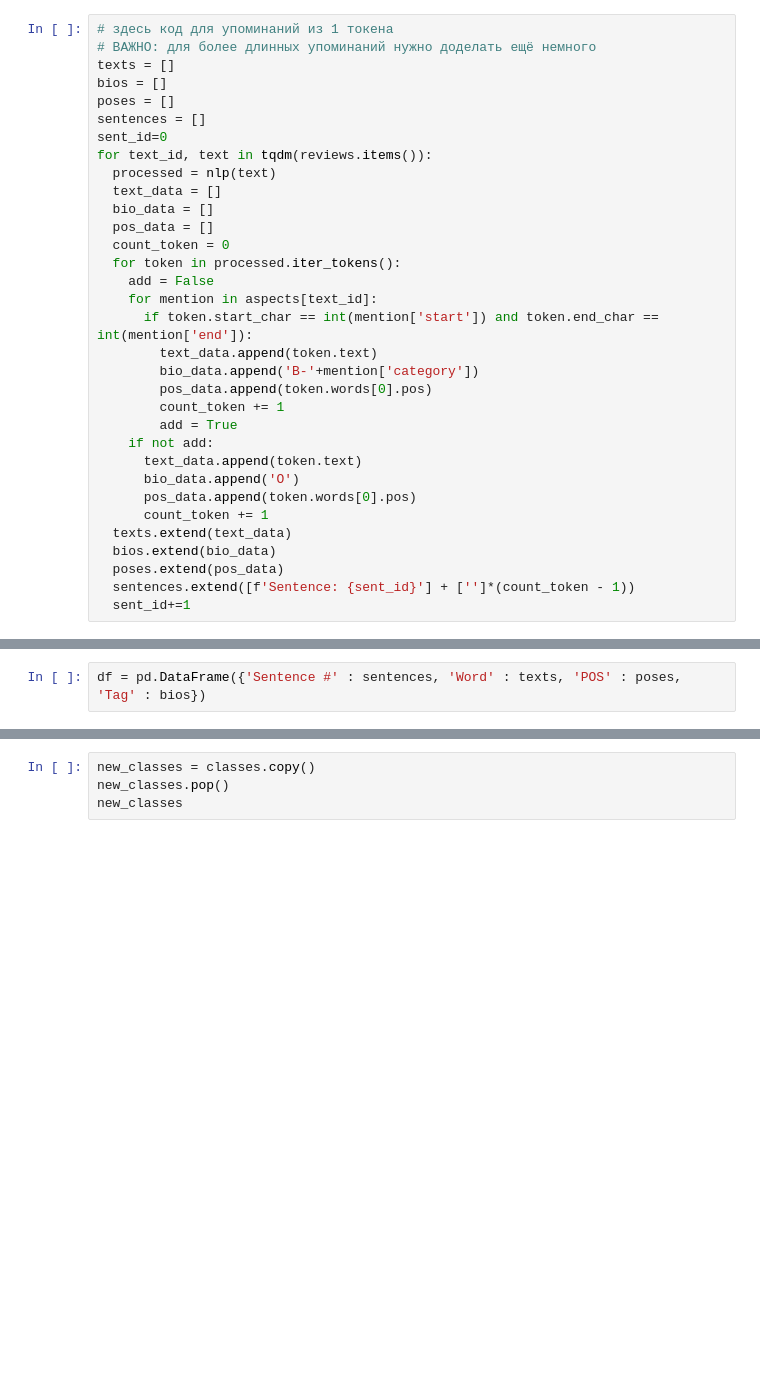
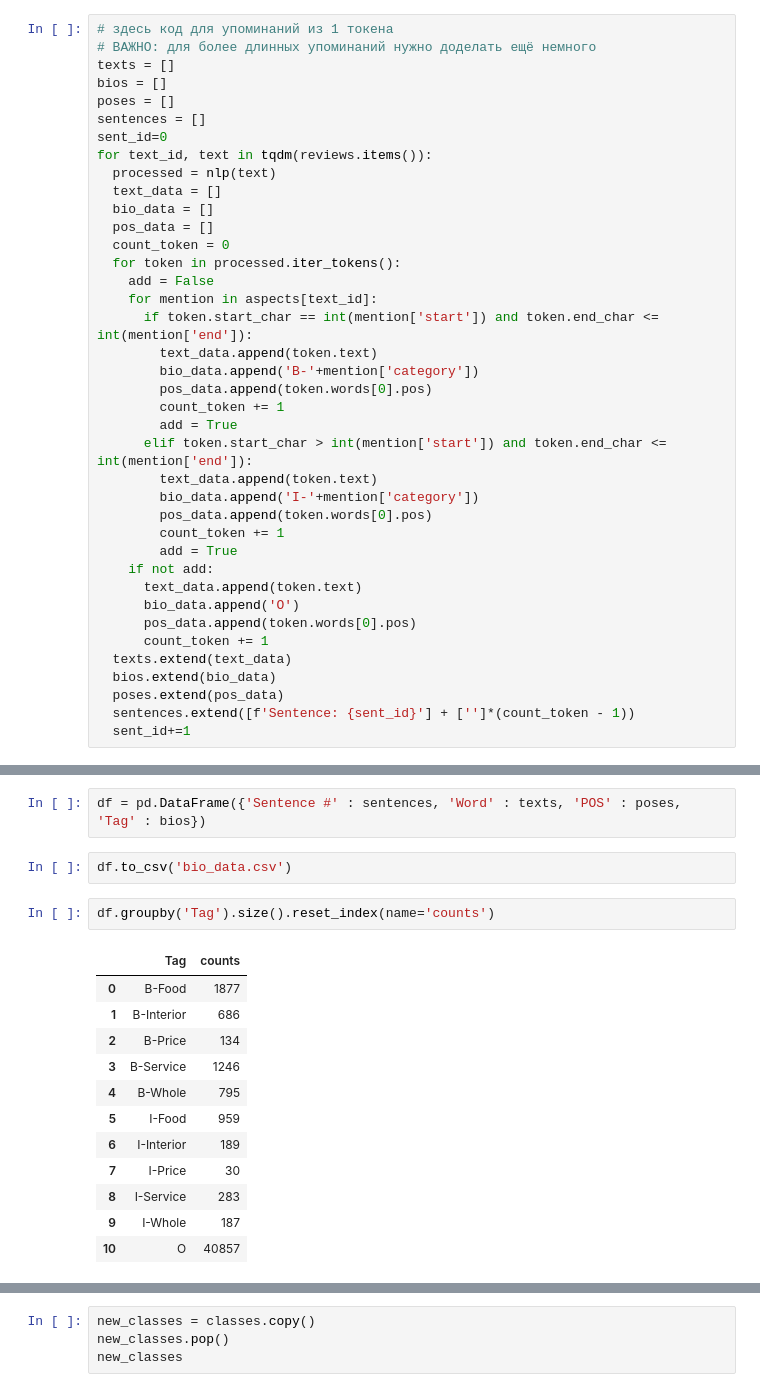
Before and after one commit to aaaksenova/NLP_ABSA_project, a Jupyter notebook: NLP_project.ipynb, the cells around one changed output, grey strips where cells are left out. Drawn from its saved outputs; the diff is of its cells as text; blank space fills up the shorter version.

```diff
--- a/NLP_project.ipynb
+++ b/NLP_project.ipynb
@@ -112,9 +113,15 @@ for text_id, text in tqdm(reviews.items()):
   for token in processed.iter_tokens():
     add = False
     for mention in aspects[text_id]:
-      if token.start_char == int(mention['start']) and token.end_char == int(mention['end']):
+      if token.start_char == int(mention['start']) and token.end_char <= int(mention['end']):
         text_data.append(token.text)
         bio_data.append('B-'+mention['category'])
+        pos_data.append(token.words[0].pos)
+        count_token += 1
+        add = True
+      elif token.start_char > int(mention['start']) and token.end_char <= int(mention['end']):
+        text_data.append(token.text)
+        bio_data.append('I-'+mention['category'])
         pos_data.append(token.words[0].pos)
         count_token += 1
         add = True
@@ -144,6 +151,23 @@ from sklearn.naive_bayes import MultinomialNB
 from sklearn.metrics import classification_report
 # %%
 df = pd.DataFrame({'Sentence #' : sentences, 'Word' : texts, 'POS' : poses, 'Tag' : bios})
+# %%
+df.to_csv('bio_data.csv')
+# %%
+df.groupby('Tag').size().reset_index(name='counts')
+# %% [output]
+|  | Tag | counts |
+| 0 | B-Food | 1877 |
+| 1 | B-Interior | 686 |
+| 2 | B-Price | 134 |
+| 3 | B-Service | 1246 |
+| 4 | B-Whole | 795 |
+| 5 | I-Food | 959 |
+| 6 | I-Interior | 189 |
+| 7 | I-Price | 30 |
+| 8 | I-Service | 283 |
+| 9 | I-Whole | 187 |
+| 10 | O | 40857 |
 # %%
 X = df.drop('Tag', axis=1)
 v = DictVectorizer(sparse=False)
```
Also changed, not shown: parts of 17 cells of this notebook.
